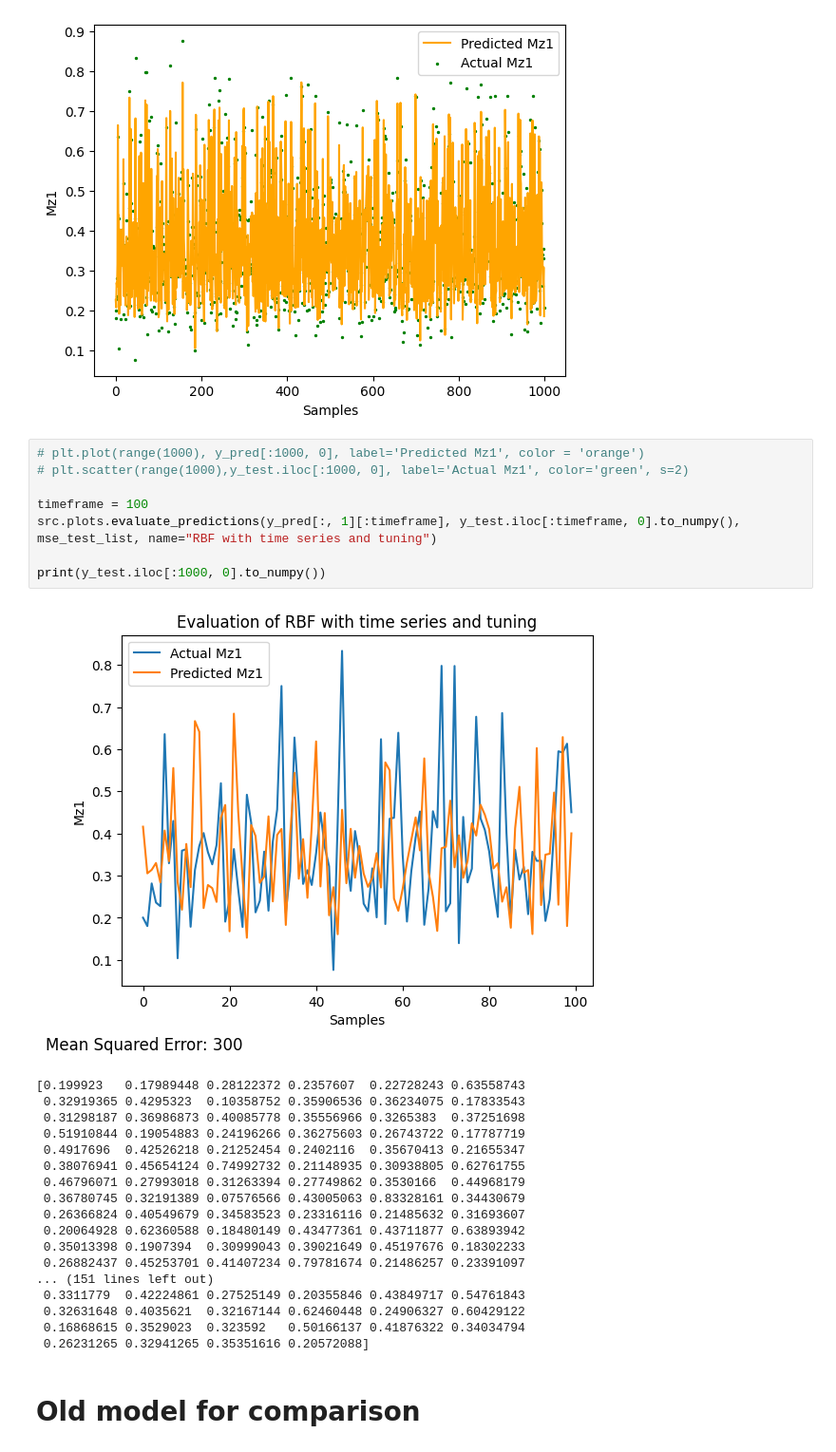
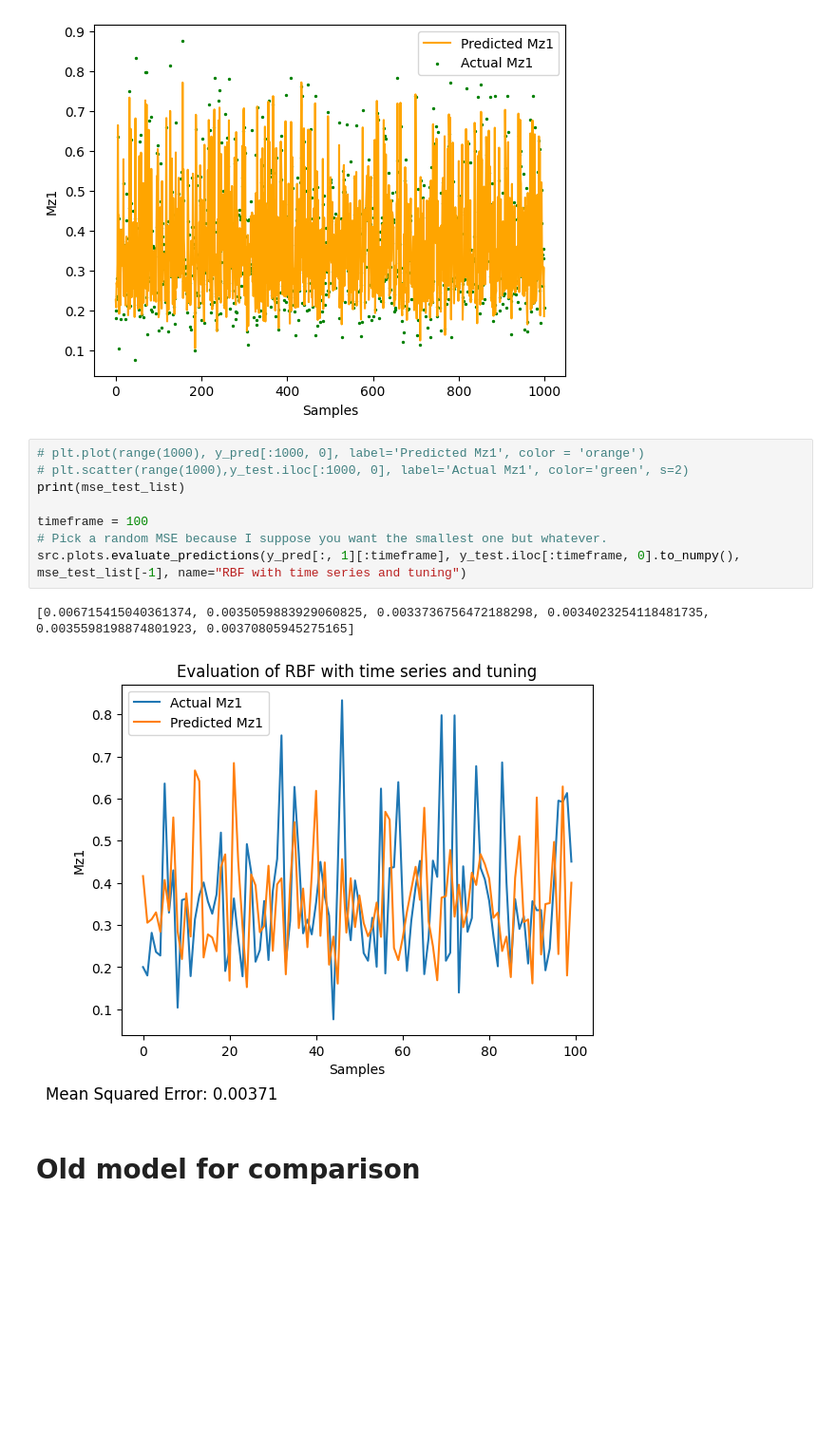
Before and after one commit to hugojjohnson/02456-deep-learning-project, a Jupyter notebook: models/RBF_timedelayed/Windturbine_dfbwithtimeseries1411.ipynb, the cells around one changed output. Shown at 95% size. Drawn from its saved outputs; the diff is of its cells as text; blank space fills up the shorter version.

```diff
--- a/models/RBF_timedelayed/Windturbine_dfbwithtimeseries1411.ipynb
+++ b/models/RBF_timedelayed/Windturbine_dfbwithtimeseries1411.ipynb
@@ -301,30 +301,14 @@ sigma:2.0 Mean Squared Error of train data: 0.0037129898983643017 Mean Squared E
 # %%
 # plt.plot(range(1000), y_pred[:1000, 0], label='Predicted Mz1', color = 'orange')
 # plt.scatter(range(1000),y_test.iloc[:1000, 0], label='Actual Mz1', color='green', s=2)
+print(mse_test_list)
 
 timeframe = 100
-src.plots.evaluate_predictions(y_pred[:, 1][:timeframe], y_test.iloc[:timeframe, 0].to_numpy(), mse_test_list, name="RBF with time series and tuning")
-
-print(y_test.iloc[:1000, 0].to_numpy())
+# Pick a random MSE because I suppose you want the smallest one but whatever.
+src.plots.evaluate_predictions(y_pred[:, 1][:timeframe], y_test.iloc[:timeframe, 0].to_numpy(), mse_test_list[-1], name="RBF with time series and tuning")
 # %% [output]
+[0.006715415040361374, 0.0035059883929060825, 0.0033736756472188298, 0.0034023254118481735, 0.0035598198874801923, 0.00370805945275165]
-[figure, old version]
+[figure, new version]
-[0.199923   0.17989448 0.28122372 0.2357607  0.22728243 0.63558743
- 0.32919365 0.4295323  0.10358752 0.35906536 0.36234075 0.17833543
- 0.31298187 0.36986873 0.40085778 0.35556966 0.3265383  0.37251698
- 0.51910844 0.19054883 0.24196266 0.36275603 0.26743722 0.17787719
- 0.4917696  0.42526218 0.21252454 0.2402116  0.35670413 0.21655347
- 0.38076941 0.45654124 0.74992732 0.21148935 0.30938805 0.62761755
- 0.46796071 0.27993018 0.31263394 0.27749862 0.3530166  0.44968179
- 0.36780745 0.32191389 0.07576566 0.43005063 0.83328161 0.34430679
- 0.26366824 0.40549679 0.34583523 0.23316116 0.21485632 0.31693607
- 0.20064928 0.62360588 0.18480149 0.43477361 0.43711877 0.63893942
- 0.35013398 0.1907394  0.30999043 0.39021649 0.45197676 0.18302233
- 0.26882437 0.45253701 0.41407234 0.79781674 0.21486257 0.23391097
-... (151 lines left out)
- 0.3311779  0.42224861 0.27525149 0.20355846 0.43849717 0.54761843
- 0.32631648 0.4035621  0.32167144 0.62460448 0.24906327 0.60429122
- 0.16868615 0.3529023  0.323592   0.50166137 0.41876322 0.34034794
- 0.26231265 0.32941265 0.35351616 0.20572088]
 # %% [markdown]
 # Old model for comparison
 # %%
```
Also changed, not shown: 10 other files.
